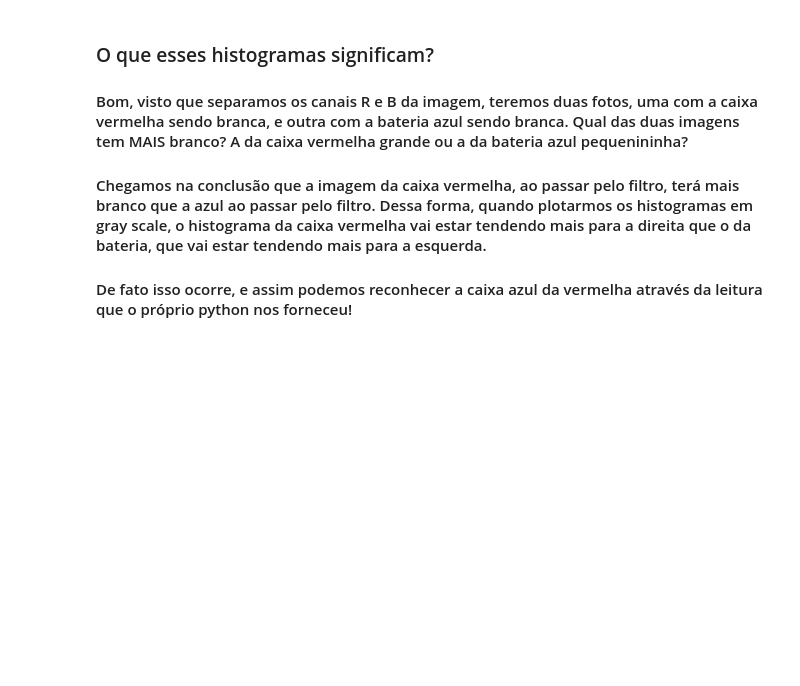
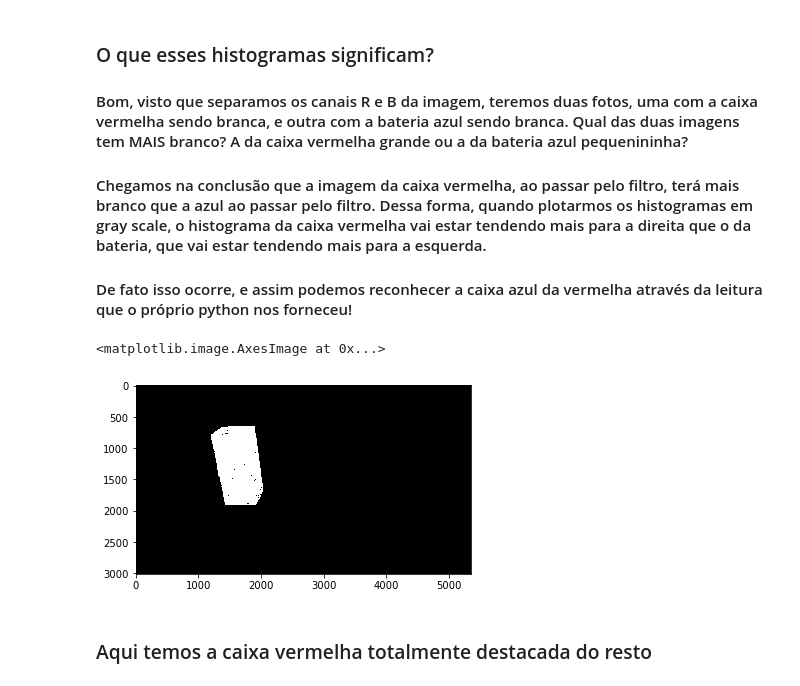
Before and after one commit to SabrinaSimao/Robot17, a Jupyter notebook: Aula 2/Atividade1_Visao.ipynb, the cells around one changed output. Cells and saved outputs as stored; diff of their text form; code cells hidden in the pictures; blank space fills up the shorter version.

```diff
--- a/Aula 2/Atividade1_Visao.ipynb
+++ b/Aula 2/Atividade1_Visao.ipynb
@@ -124,3 +126,15 @@ plt.imshow(box_r, cmap='Greys_r')
 #### Chegamos na conclusão que a imagem da caixa vermelha, ao passar pelo filtro, terá mais branco que a azul ao passar pelo filtro. Dessa forma, quando plotarmos os histogramas em gray scale, o histograma da caixa vermelha vai estar tendendo mais para a direita que o da bateria, que vai estar tendendo mais para a esquerda.
 
 #### De fato isso ocorre, e assim podemos reconhecer a caixa azul da vermelha através da leitura que o próprio python nos forneceu!
+# %%
+lower_red = np.array([164,17,7])
+upper_red = np.array([255,145,106])
+
+mask = cv2.inRange(box_rgb, lower_red, upper_red)
+
+plt.imshow(mask, cmap='Greys_r')
+# %% [output]
+<matplotlib.image.AxesImage at 0x...>
+[figure, added]
+# %% [markdown]
+### Aqui temos a caixa vermelha totalmente destacada do resto
```
Also changed, not shown: parts of 1 cell of this notebook.
